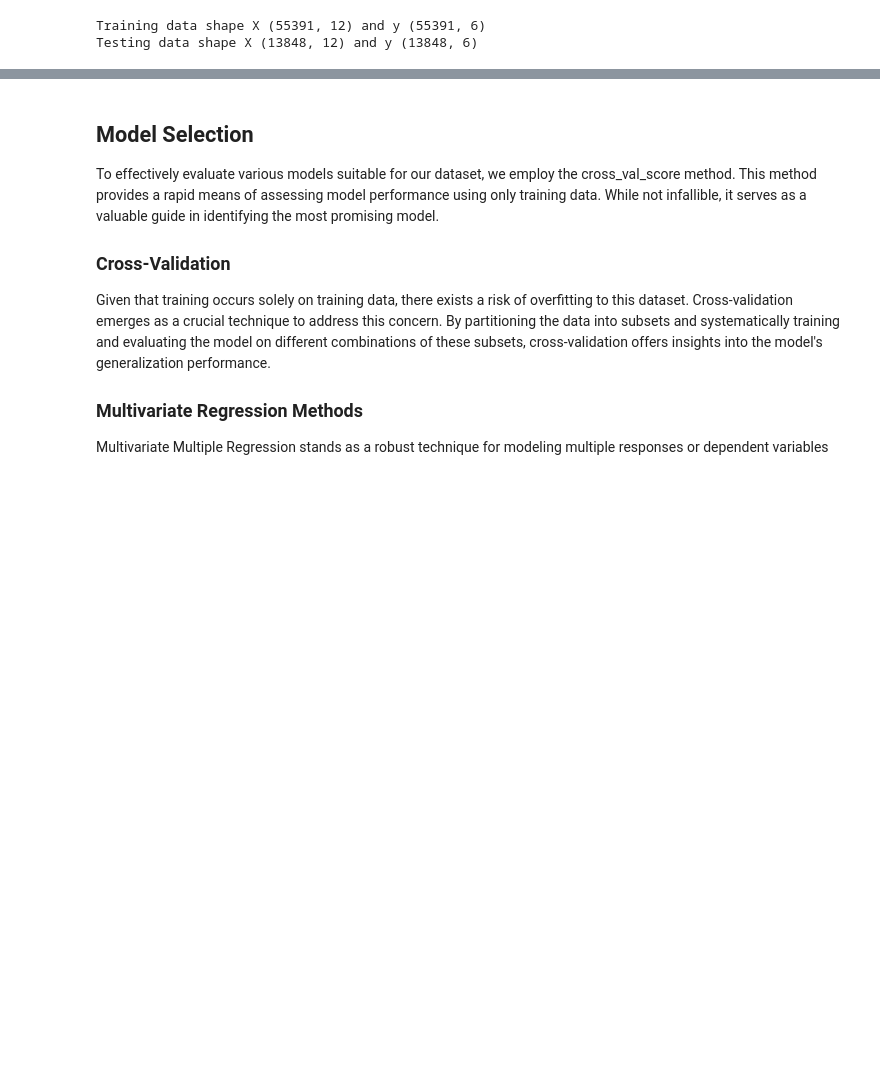
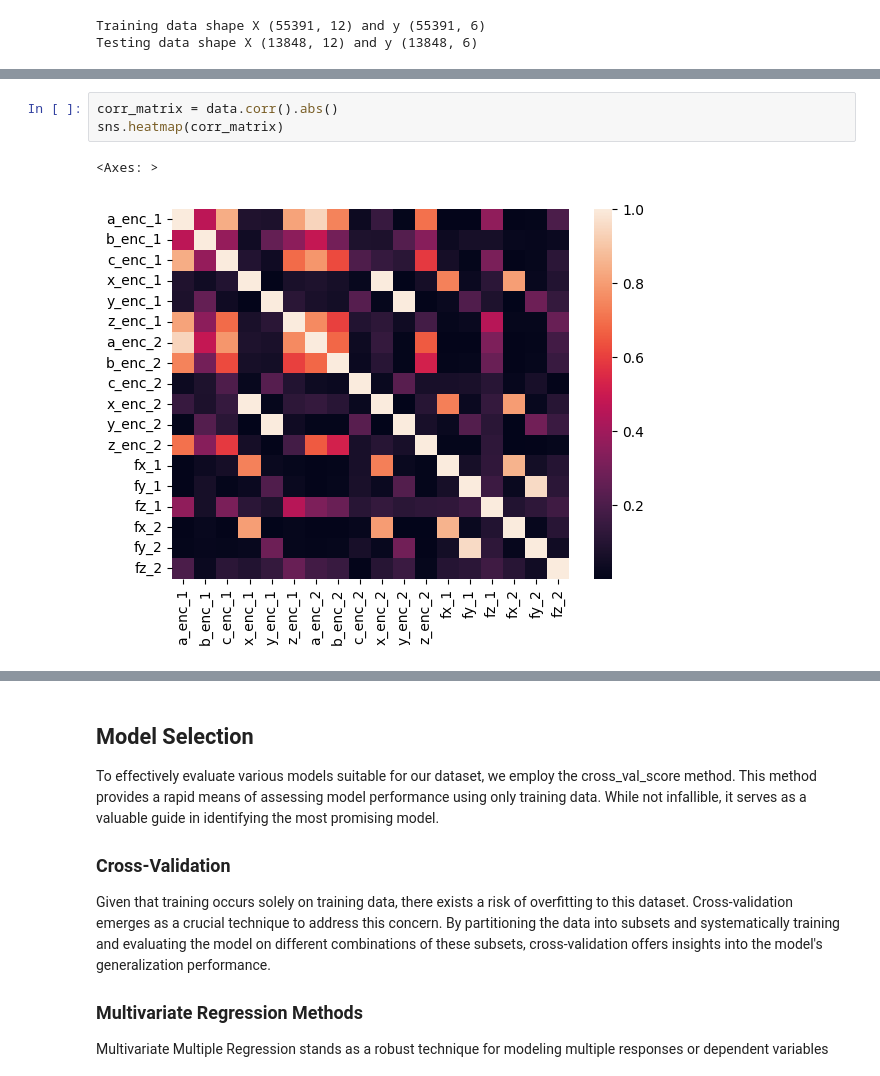
Before and after one commit to vputnam/machine_learning_soln, a Jupyter notebook: Jupyter/ModelExperiments.ipynb, the cells around one changed output, grey strips where cells are left out. Saved outputs shown, nothing was run; the diff lists cells and outputs as text; blank space fills up the shorter version.

```diff
--- a/Jupyter/ModelExperiments.ipynb
+++ b/Jupyter/ModelExperiments.ipynb
@@ -57,0 +69,6 @@ Testing data shape X (13848, 12) and y (13848, 6)
+# %%
+corr_matrix = data.corr().abs()
+sns.heatmap(corr_matrix)
+# %% [output]
+<Axes: >
+[figure, added]
```
Also changed, not shown: parts of 16 cells of this notebook, 3 other files.
